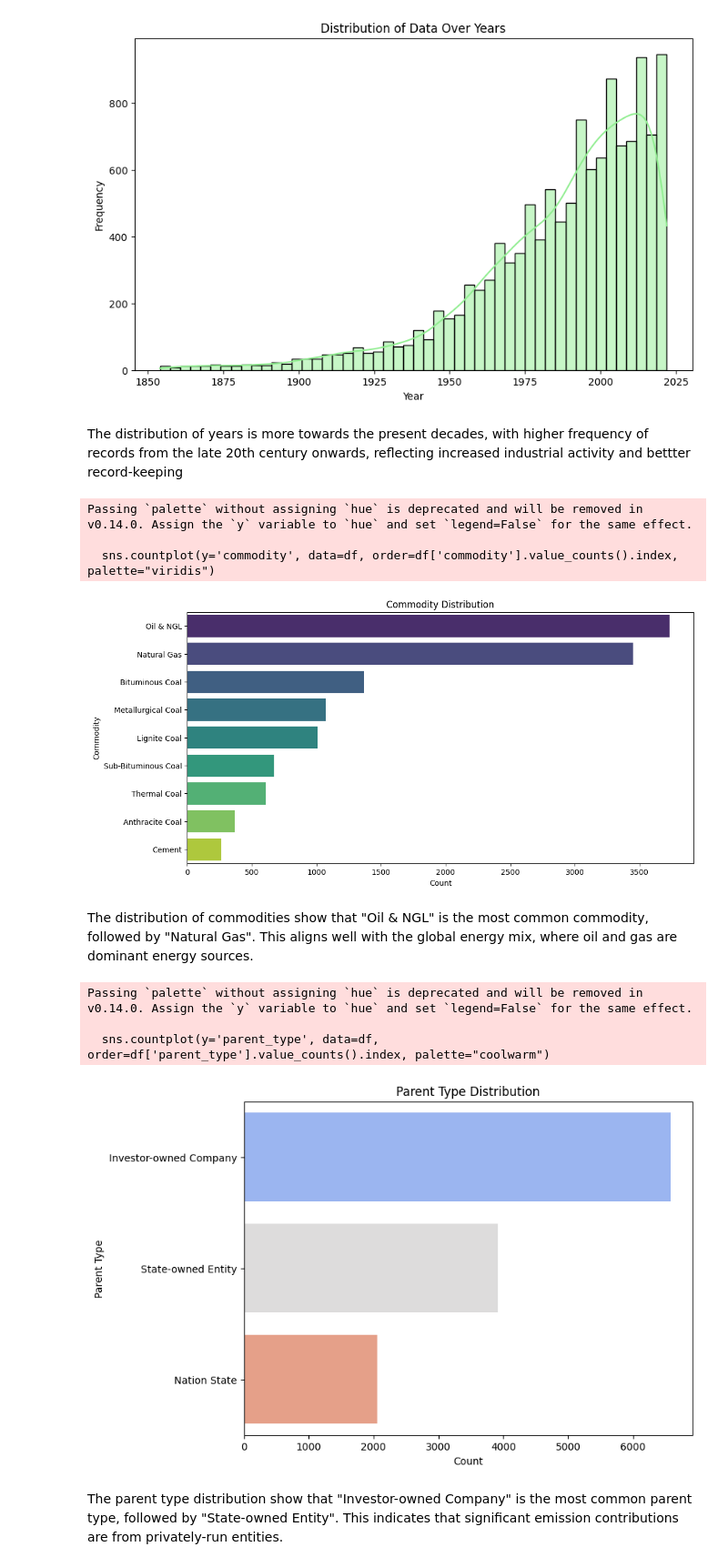
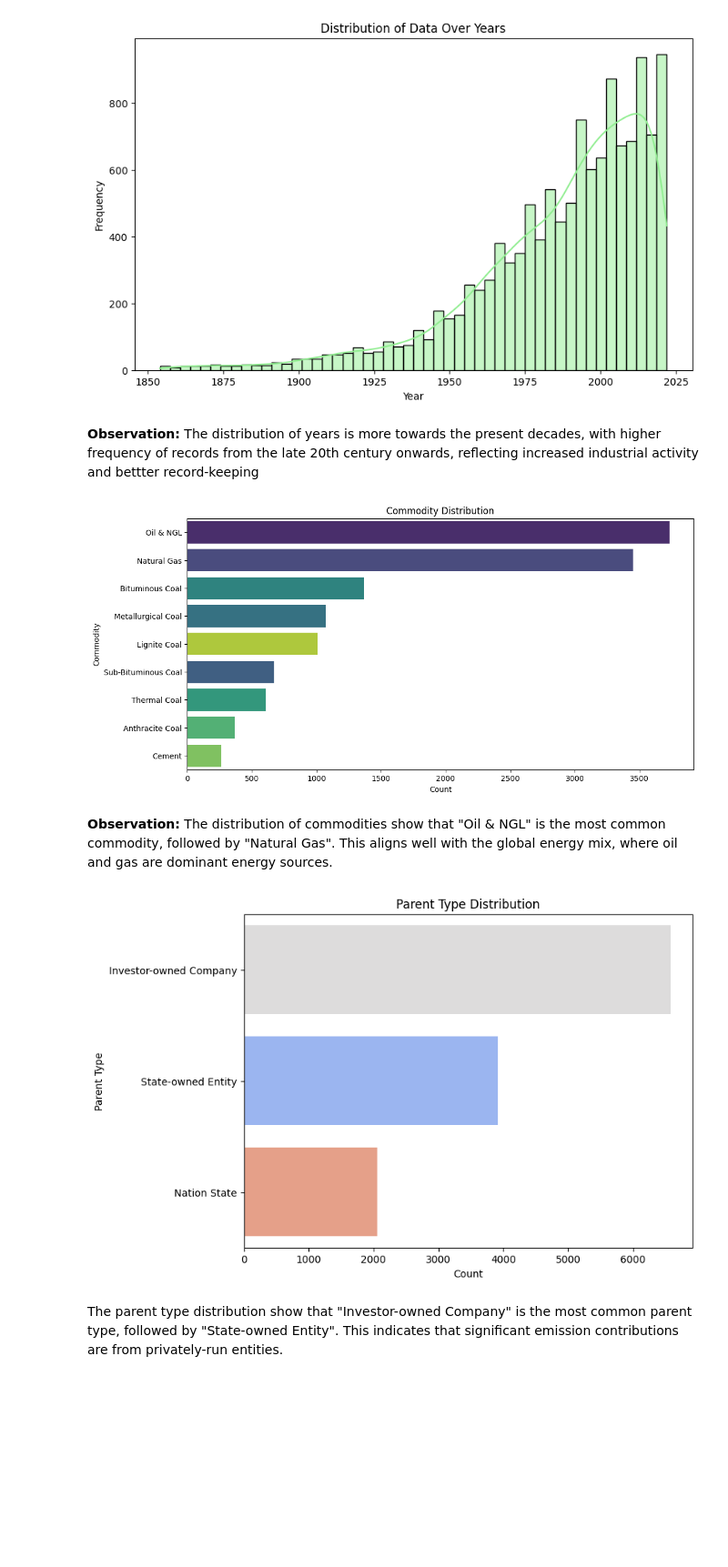
Before and after one commit to pgeneta/Carbon-Emissions-Analysis, a Jupyter notebook: Data Analysis.ipynb, the cells around one changed output. Shown: that part at 91% size. Drawn from its saved outputs; the diff is of its cells as text; code cells hidden in the pictures; blank space fills up the shorter version.

```diff
--- a/Data Analysis.ipynb
+++ b/Data Analysis.ipynb
@@ -139,35 +148,37 @@ plt.show()
 # %% [output]
 [figure]
 # %% [markdown]
-The distribution of years is more towards the present decades, with higher frequency of records from the late 20th century onwards, reflecting increased industrial activity and bettter record-keeping
+<b>Observation:</b> The distribution of years is more towards the present decades, with higher frequency of records from the late 20th century onwards, reflecting increased industrial activity and bettter record-keeping
 # %%
 # Count plot for commodities
-plt.figure(figsize=(12, 6))
-sns.countplot(y='commodity', data=df, order=df['commodity'].value_counts().index, palette="viridis")
+plt.figure(figsize = (12, 6))
+sns.countplot(y = 'commodity',
+              data = df,
+              order = df['commodity'].value_counts().index,
+              palette = "viridis",
+              hue = 'commodity')
 plt.title('Commodity Distribution')
 plt.xlabel('Count')
 plt.ylabel('Commodity')
 plt.show()
 # %% [output]
-Passing `palette` without assigning `hue` is deprecated and will be removed in v0.14.0. Assign the `y` variable to `hue` and set `legend=False` for the same effect.
-
-  sns.countplot(y='commodity', data=df, order=df['commodity'].value_counts().index, palette="viridis")
-[figure, old version]
+[figure, new version]
 # %% [markdown]
-The distribution of commodities show that "Oil & NGL" is the most common commodity, followed by "Natural Gas". This aligns well with the global energy mix, where oil and gas are dominant energy sources.
+<b>Observation:</b> The distribution of commodities show that "Oil & NGL" is the most common commodity, followed by "Natural Gas". This aligns well with the global energy mix, where oil and gas are dominant energy sources.
 # %%
 # Count plot for parent types
-plt.figure(figsize=(8, 6))
-sns.countplot(y='parent_type', data=df, order=df['parent_type'].value_counts().index, palette="coolwarm")
+plt.figure(figsize = (8, 6))
+sns.countplot(y ='parent_type',
+              data = df,
+              order = df['parent_type'].value_counts().index,
+              palette = "coolwarm",
+              hue = 'parent_type')
 plt.title('Parent Type Distribution')
 plt.xlabel('Count')
 plt.ylabel('Parent Type')
 plt.show()
 # %% [output]
-Passing `palette` without assigning `hue` is deprecated and will be removed in v0.14.0. Assign the `y` variable to `hue` and set `legend=False` for the same effect.
-
-  sns.countplot(y='parent_type', data=df, order=df['parent_type'].value_counts().index, palette="coolwarm")
-[figure, old version]
+[figure, new version]
 # %% [markdown]
 The parent type distribution show that "Investor-owned Company" is the most common parent type, followed by "State-owned Entity". This indicates that significant emission contributions are from privately-run entities.
 # %% [markdown]
```
Also changed, not shown: parts of 11 cells of this notebook.
